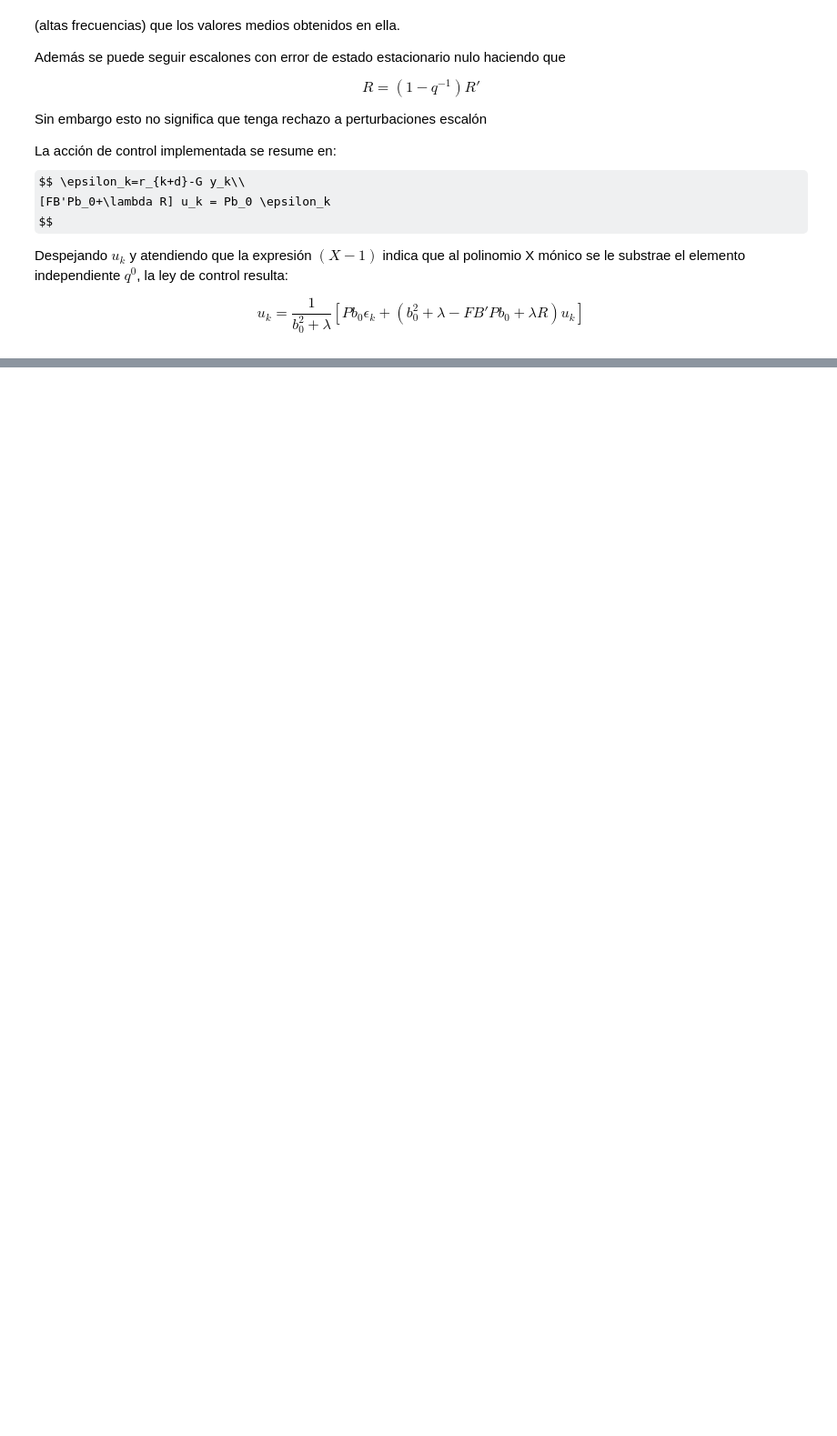
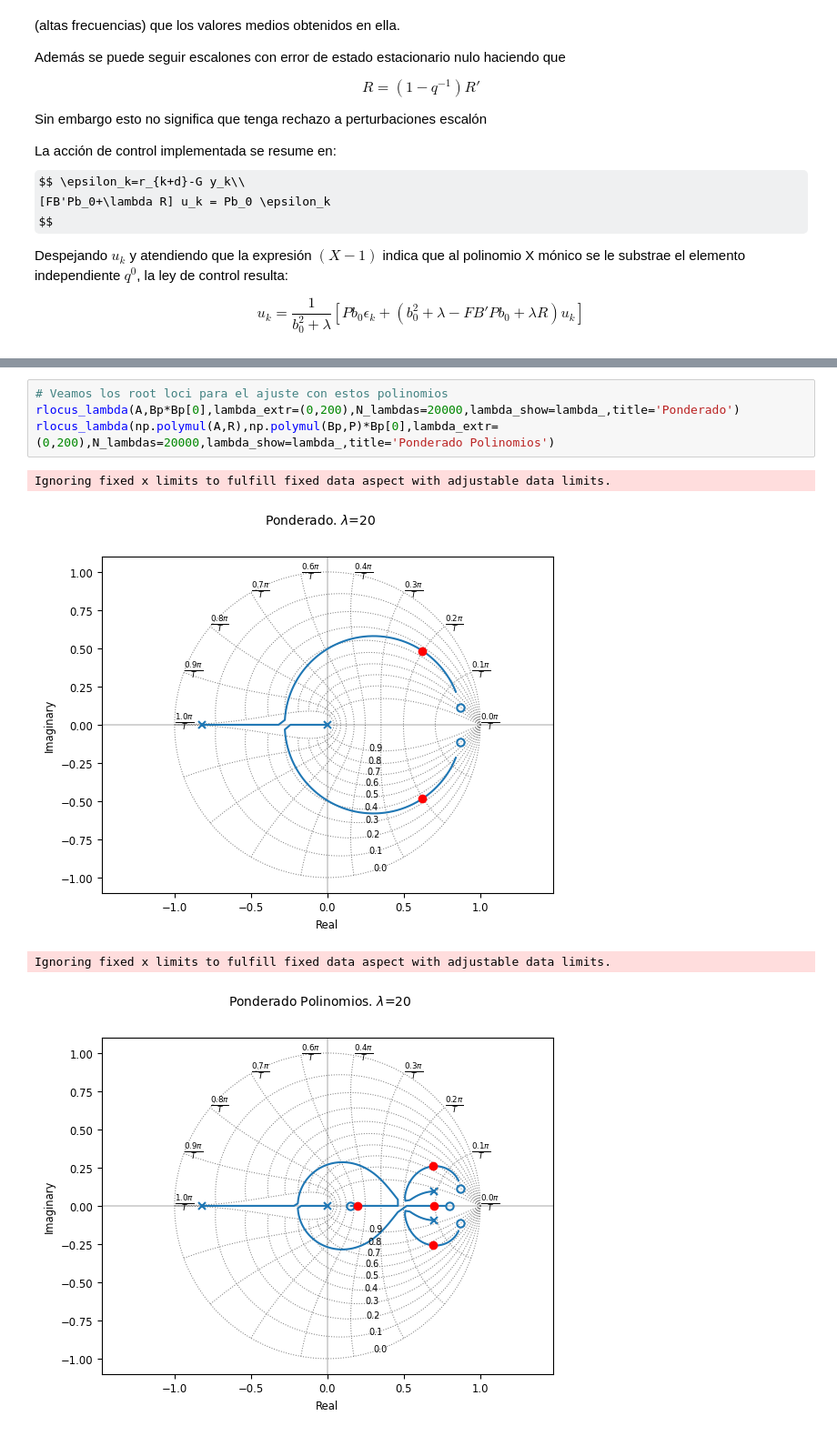
Before and after one commit to pgonfiuba/ica, a Jupyter notebook: 9. Predictivos/control_predictivo_ponderado.ipynb, the cells around one changed output, grey strips where cells are left out. Shown at 91% size. Cells and saved outputs as stored; diff of their text form; some formulas as TeX source; blank space fills up the shorter version.

```diff
--- a/9. Predictivos/control_predictivo_ponderado.ipynb
+++ b/9. Predictivos/control_predictivo_ponderado.ipynb
@@ -463,3 +480,12 @@ G = [ 2.2576 -1.3398]
 Prueba ec Diofantina: AF+q^(-d)G =[1. 0. 0. 0.]
 [figure]
 [figure]
+# %%
+# Veamos los root loci para el ajuste con estos polinomios
+rlocus_lambda(A,Bp*Bp[0],lambda_extr=(0,200),N_lambdas=20000,lambda_show=lambda_,title='Ponderado')
+rlocus_lambda(np.polymul(A,R),np.polymul(Bp,P)*Bp[0],lambda_extr=(0,200),N_lambdas=20000,lambda_show=lambda_,title='Ponderado Polinomios')
+# %% [output]
+Ignoring fixed x limits to fulfill fixed data aspect with adjustable data limits.
+[figure, added]
+Ignoring fixed x limits to fulfill fixed data aspect with adjustable data limits.
+[figure, added]
```
Also changed, not shown: parts of 3 cells of this notebook, 1 other file.
